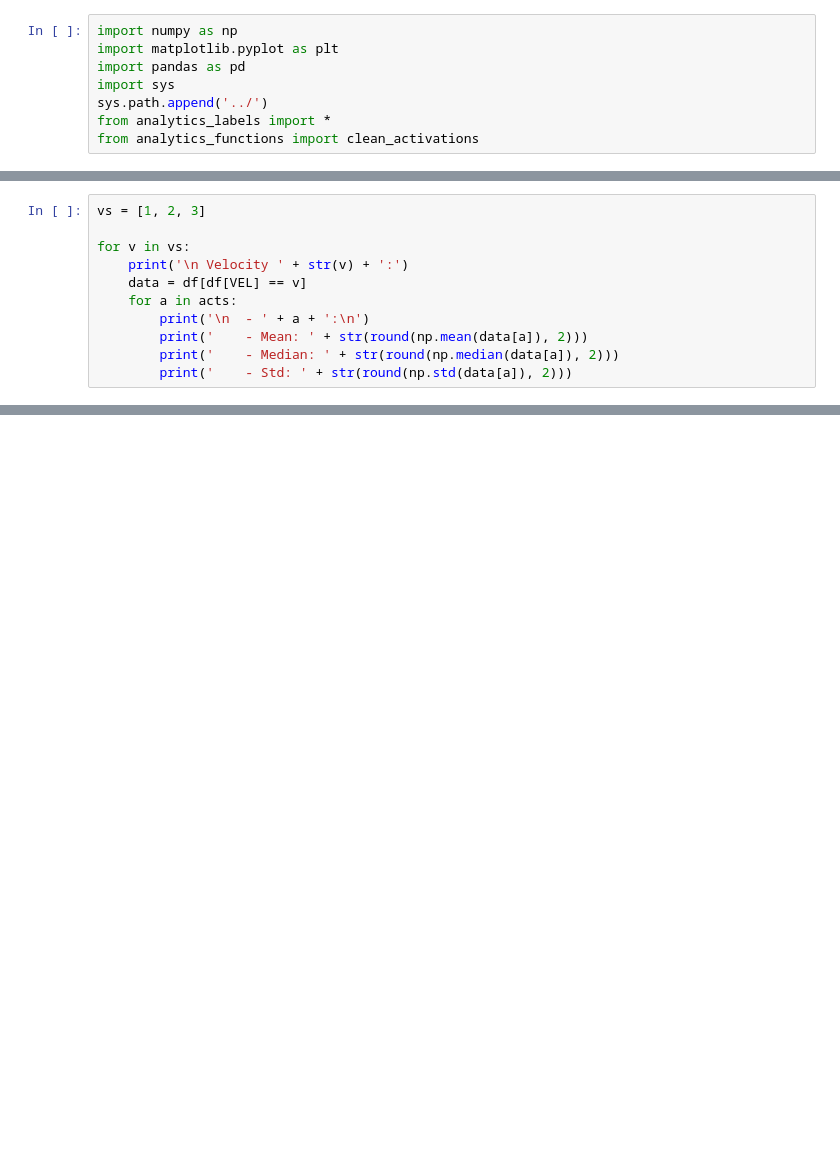
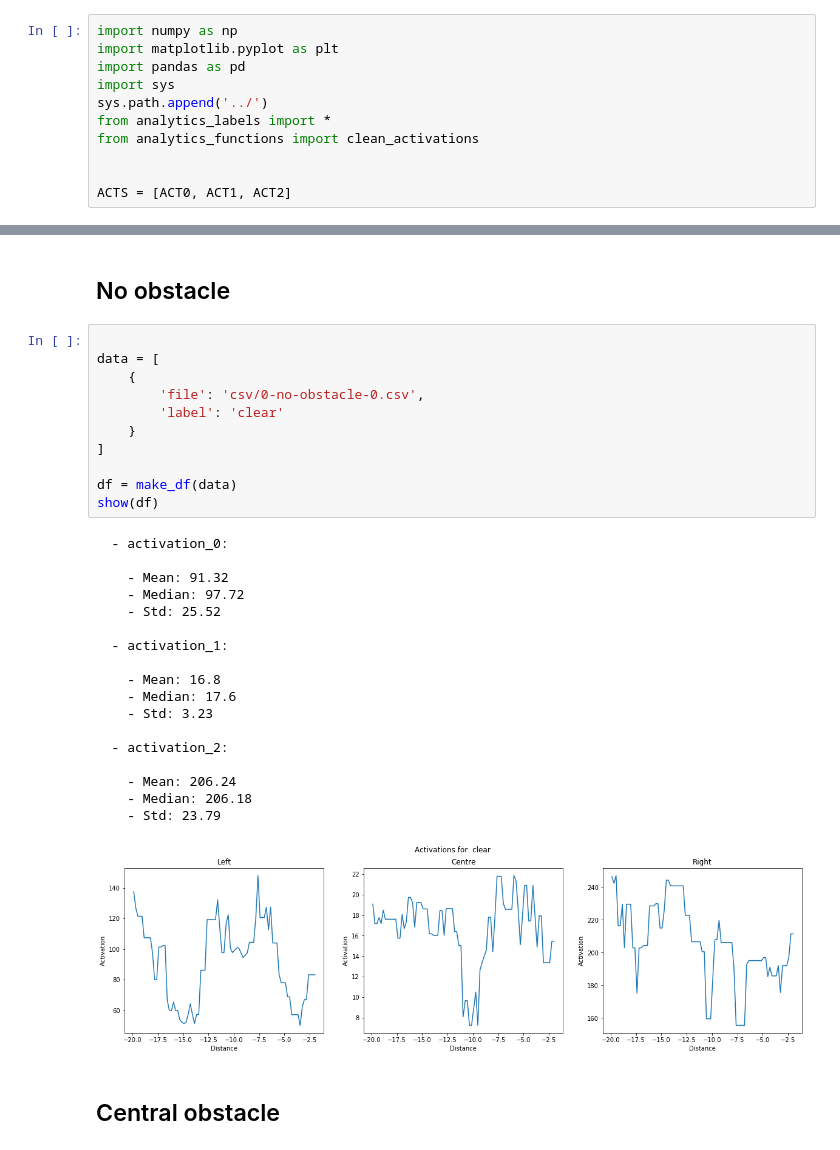
Before and after one commit to joanreyero/pyx4-avoidance, a Jupyter notebook: src/analytics/normalise/analysis.ipynb, the cells around one changed output, grey strips where cells are left out. Saved outputs shown, nothing was run; the diff lists cells and outputs as text; blank space fills up the shorter version.

```diff
--- a/src/analytics/normalise/analysis.ipynb
+++ b/src/analytics/normalise/analysis.ipynb
@@ -6,3 +6,6 @@ import sys
 sys.path.append('../')
 from analytics_labels import *
 from analytics_functions import clean_activations
+
+
+ACTS = [ACT0, ACT1, ACT2]
@@ -47,11 +11,0 @@ for d in data:
-# %%
-vs = [1, 2, 3]
-
-for v in vs:
-    print('\n Velocity ' + str(v) + ':')
-    data = df[df[VEL] == v]
-    for a in acts:
-        print('\n  - ' + a + ':\n')
-        print('    - Mean: ' + str(round(np.mean(data[a]), 2)))
-        print('    - Median: ' + str(round(np.median(data[a]), 2)))
-        print('    - Std: ' + str(round(np.std(data[a]), 2)))
@@ -83,0 +61,34 @@ plt.plot(df_plot[DIST], df_plot[ACT3])
+# %% [markdown]
+## No obstacle
+# %%
+
+data = [
+    {
+        'file': 'csv/0-no-obstacle-0.csv',
+        'label': 'clear'
+    }
+]
+
+df = make_df(data)
+show(df)
+# %% [output]
+  - activation_0:
+
+    - Mean: 91.32
+    - Median: 97.72
+    - Std: 25.52
+
+  - activation_1:
+
+    - Mean: 16.8
+    - Median: 17.6
+    - Std: 3.23
+
+  - activation_2:
+
+    - Mean: 206.24
+    - Median: 206.18
+    - Std: 23.79
+[figure, added]
+# %% [markdown]
+## Central obstacle
```
Also changed, not shown: parts of 6 cells of this notebook, 14 other files.
